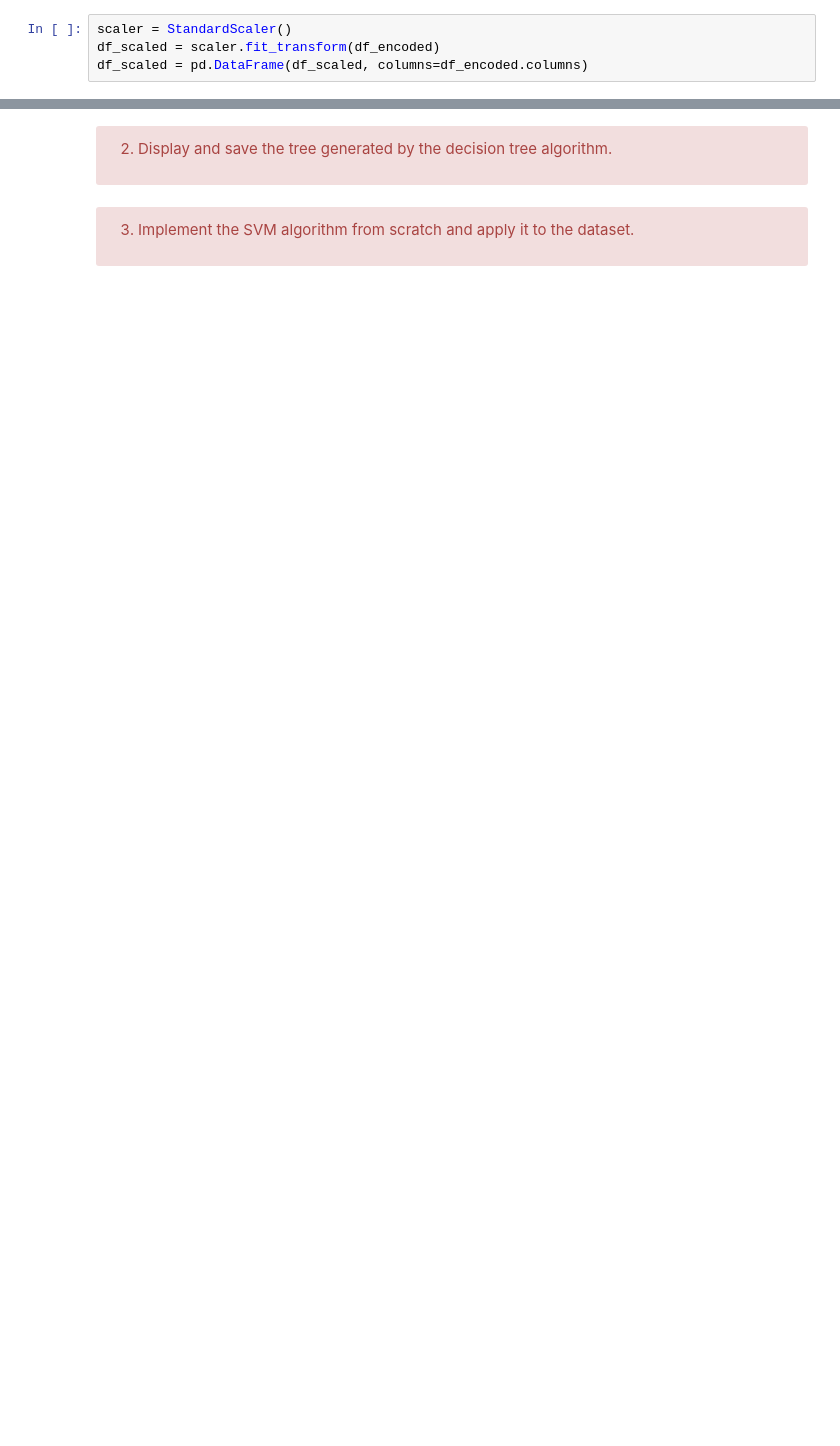
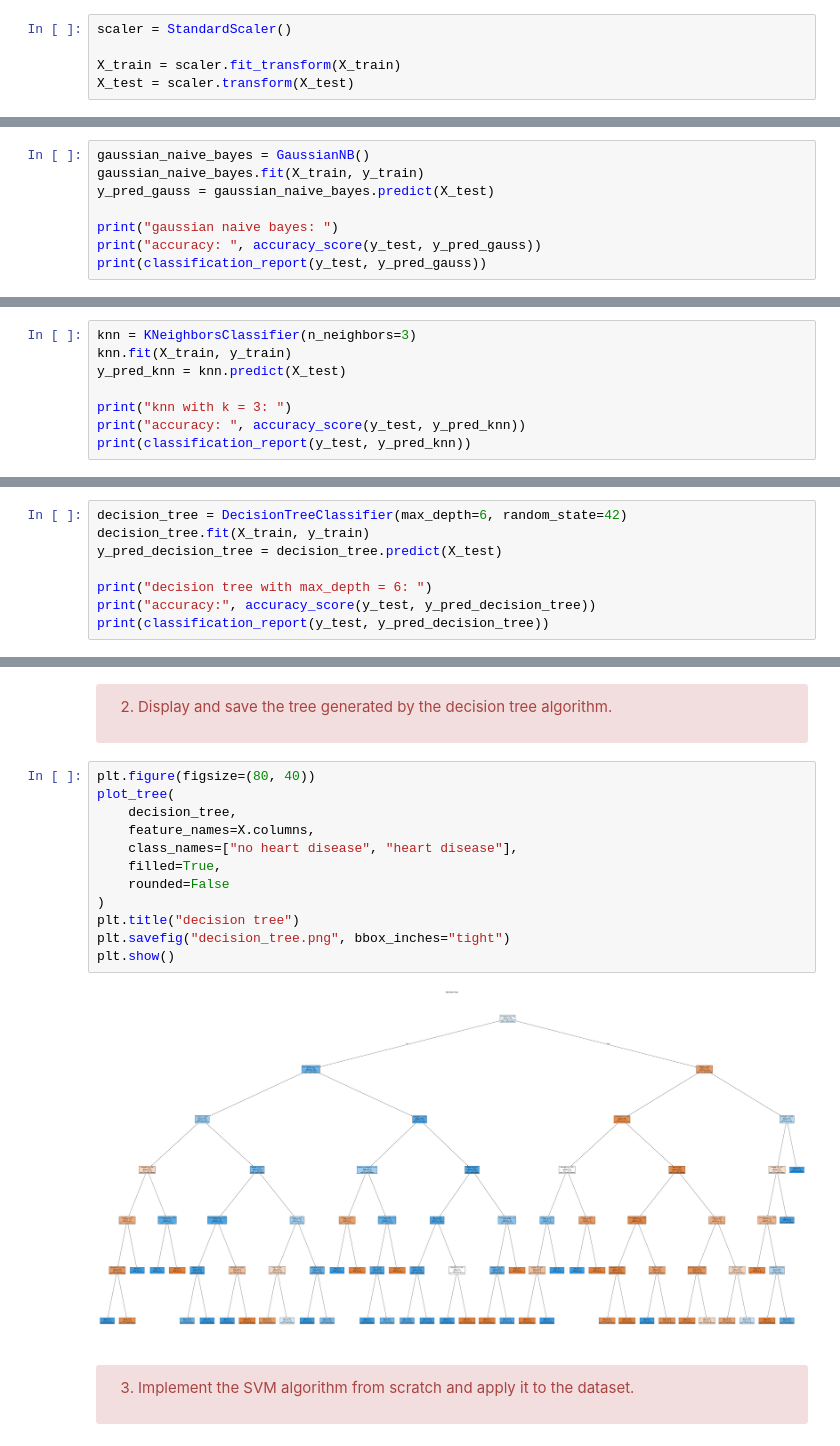
Before and after one commit to amaliahm/machine_learning_tps, a Jupyter notebook: TP4.ipynb, the cells around one changed output, grey strips where cells are left out. Cells and saved outputs as stored; diff of their text form; blank space fills up the shorter version.

```diff
--- a/TP4.ipynb
+++ b/TP4.ipynb
@@ -472,8 +498,9 @@ X_train, X_test, y_train, y_test = train_test_split(X, y, test_size=0.3, random_
 <div/>
 # %%
 scaler = StandardScaler()
-df_scaled = scaler.fit_transform(df_encoded)
-df_scaled = pd.DataFrame(df_scaled, columns=df_encoded.columns)
+
+X_train = scaler.fit_transform(X_train)
+X_test = scaler.transform(X_test)
 # %%
 df_encoded.head()
 # %% [output]
@@ -500,3 +527,11 @@ df_scaled.head()
 1. Train the following algorithms on the generated training dataset: Gaussian Naive Bayes, KNN(K=3), and decision tree (max_depth=6).
 
 </div>
+# %%
+gaussian_naive_bayes = GaussianNB()
+gaussian_naive_bayes.fit(X_train, y_train)
+y_pred_gauss = gaussian_naive_bayes.predict(X_test)
+
+print("gaussian naive bayes: ")
+print("accuracy: ", accuracy_score(y_test, y_pred_gauss))
+print(classification_report(y_test, y_pred_gauss))
@@ -502,0 +549,8 @@ df_scaled.head()
+# %%
+knn = KNeighborsClassifier(n_neighbors=3)
+knn.fit(X_train, y_train)
+y_pred_knn = knn.predict(X_test)
+
+print("knn with k = 3: ")
+print("accuracy: ", accuracy_score(y_test, y_pred_knn))
+print(classification_report(y_test, y_pred_knn))
@@ -502,0 +568,8 @@ df_scaled.head()
+# %%
+decision_tree = DecisionTreeClassifier(max_depth=6, random_state=42)
+decision_tree.fit(X_train, y_train)
+y_pred_decision_tree = decision_tree.predict(X_test)
+
+print("decision tree with max_depth = 6: ")
+print("accuracy:", accuracy_score(y_test, y_pred_decision_tree))
+print(classification_report(y_test, y_pred_decision_tree))
@@ -506,6 +609,20 @@ df_scaled.head()
 2. Display and save the tree generated by the decision tree algorithm.
 
 </div>
+# %%
+plt.figure(figsize=(80, 40))
+plot_tree(
+    decision_tree,
+    feature_names=X.columns,
+    class_names=["no heart disease", "heart disease"],
+    filled=True,
+    rounded=False
+)
+plt.title("decision tree")
+plt.savefig("decision_tree.png", bbox_inches="tight")
+plt.show()
+# %% [output]
+[figure, added]
 # %% [markdown]
 <div class="alert alert-block alert-danger">
 
```
Also changed, not shown: parts of 10 cells of this notebook, 1 other file.
